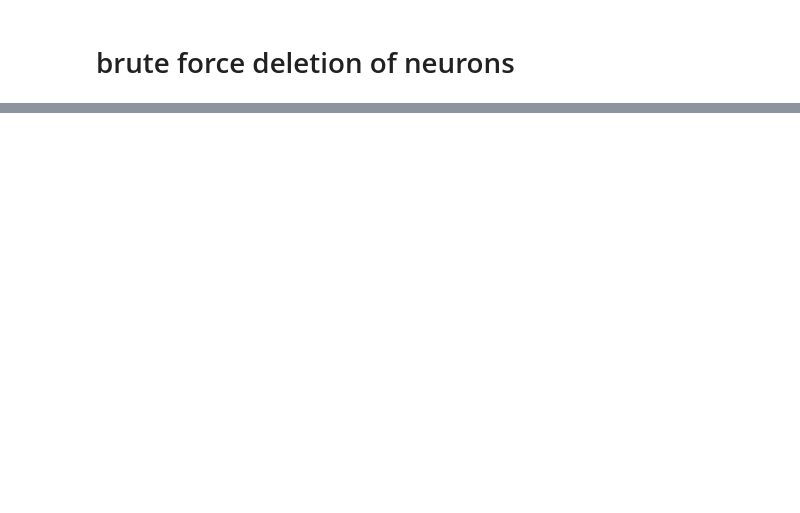
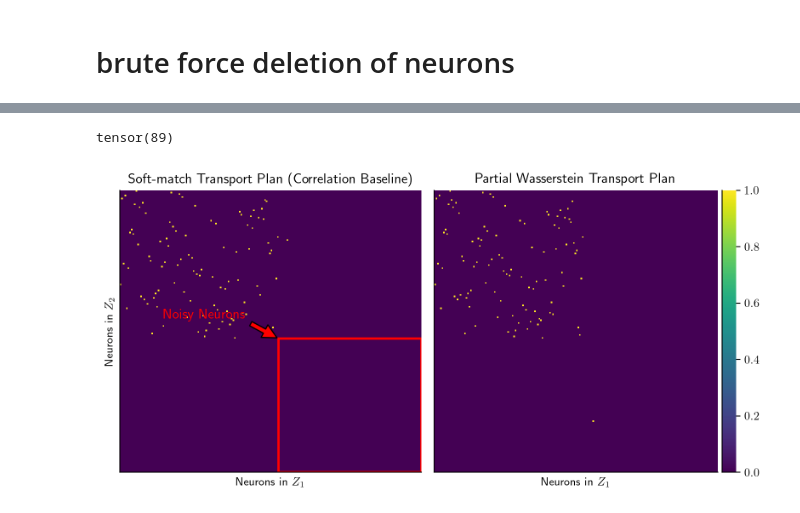
Before and after one commit to NeuroML-Lab/partial-metric, a Jupyter notebook: experiments/sm-brute-force-baseline.ipynb, the cells around one changed output, grey strips where cells are left out. Saved outputs shown, nothing was run; the diff lists cells and outputs as text; code cells hidden in the pictures; blank space fills up the shorter version.

```diff
--- a/experiments/sm-brute-force-baseline.ipynb
+++ b/experiments/sm-brute-force-baseline.ipynb
@@ -271,0 +239,80 @@ plt.show()
+# %%
+transformed_rep = torch.tensor(z1_noisy).float() @ sm.transform
+# %%
+# get the unit-unit correlations for all unit pairs
+unit_correlations = pairwise_correlation(x=transformed_rep, y=torch.tensor(z2_noisy).float())
+# pick the bottom n-correlated units
+bottom_indices = unit_correlations.argsort()[:90]
+# %%
+# number of correctly identified units with a correlation-based score
+sum(bottom_indices > 99)
+# %% [output]
+tensor(89)
+# %%
+# now, zero out the said indices from the transport plan
+# zero out brute force matched indices in soft-matching
+# first, refit the transformation to the original dataset
+_ = np.mean(np.array(sm.fit_kfold_score(torch.tensor(z1_noisy), torch.tensor(z2_noisy))))
+augmented_sm_transform = sm.transform.cpu().detach().clone()
+augmented_sm_transform[bottom_indices,:] = 0
+augmented_sm_transform[:,bottom_indices] = 0
+
+viz1 = augmented_sm_transform
+if viz1.sum() > 0:
+    viz1 = viz1 / viz1.max()
+
+viz2 = unbalanced_sm.transform
+if viz2.sum() > 0:
+    viz2 = viz2 / viz2.max()
+
+
+# define the region corresponding to noisy neurons
+n_rows, n_cols = viz1.shape
+noisy_region_rows = 90
+noisy_region_cols = 90
+
+# create figure and subplots with gridspec to control width ratios
+fig, axes = plt.subplots(1, 2, figsize=(8, 4), gridspec_kw={"width_ratios": [1, 1]})
+
+# soft-match transport plan
+ax1 = sns.heatmap(viz1, cmap='viridis', cbar=False, ax=axes[0])
+axes[0].set_xlabel(r'Neurons in $Z_1$')
+axes[0].set_ylabel(r'Neurons in $Z_2$')
+axes[0].set_title(r'Soft-match Transport Plan (Correlation Baseline)')
+axes[0].set_xticks([])
+axes[0].set_yticks([])
+
+# add a red rectangle to highlight noisy neurons
+if n_rows >= noisy_region_rows and n_cols >= noisy_region_cols:
+    rect = patches.Rectangle((n_cols - noisy_region_cols, n_rows - noisy_region_rows),
+                             noisy_region_cols, noisy_region_rows,
+                             linewidth=2, edgecolor='red', facecolor='none')
+    ax1.add_patch(rect)
+
+    # annotate the rectangle
+    axes[0].annotate("Noisy Neurons",
+                     xy=(n_cols - noisy_region_cols, n_rows - noisy_region_rows),
+                     xycoords='data',
+                     xytext=(n_cols - noisy_region_cols - 20, n_rows - noisy_region_rows - 20),
+                     textcoords='data',
+                     arrowprops=dict(facecolor='red', shrink=0.05),
+                     horizontalalignment='right', verticalalignment='top',
+                     fontsize=12, color='red')
+
+# unbalanced transport plan
+# this is me being super nitpicky about how i want the
+# plot aspect ratios to be exactly balanced
+divider = make_axes_locatable(axes[1])
+cax = divider.append_axes("right", size="5%", pad=0.05)  # create space for the colorbar
+
+ax2 = sns.heatmap(viz2, cmap='viridis', cbar=True, ax=axes[1], cbar_ax=cax)  # assign colorbar to cax
+axes[1].set_xlabel(r'Neurons in $Z_1$')
+axes[1].set_title(r'Partial Wasserstein Transport Plan')
+axes[1].set_xticks([])
+axes[1].set_yticks([])
+
+sns.despine(trim=True)
+plt.tight_layout()
+plt.show()
+# %% [output]
+[figure, added]
```
Also changed, not shown: parts of 11 cells of this notebook.
